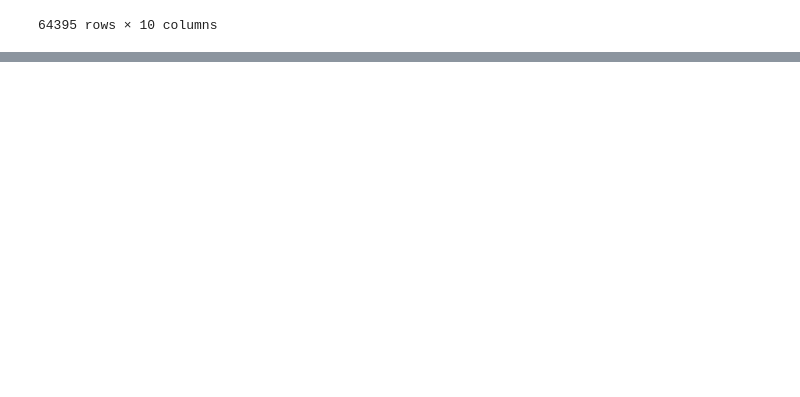
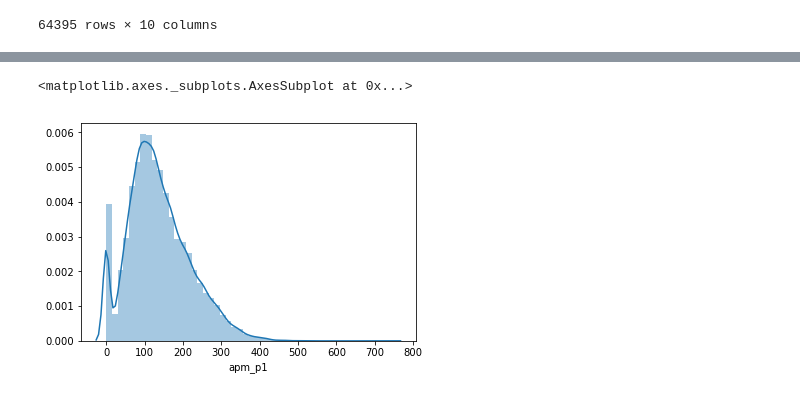
Before and after one commit to arturblch/pysc2_help, a Jupyter notebook: notebooks/Data Analising.ipynb, the cells around one changed output, grey strips where cells are left out. Cells and saved outputs as stored; diff of their text form; code cells hidden in the pictures; blank space fills up the shorter version.

```diff
--- a/notebooks/Data Analising.ipynb
+++ b/notebooks/Data Analising.ipynb
@@ -48,0 +52,5 @@ games_df['mutchup'].value_counts().plot(kind='bar')
+# %%
+sns.distplot(games_df.apm_p1)
+# %% [output]
+<matplotlib.axes._subplots.AxesSubplot at 0x...>
+[figure, added]
```
Also changed, not shown: parts of 18 cells of this notebook.
